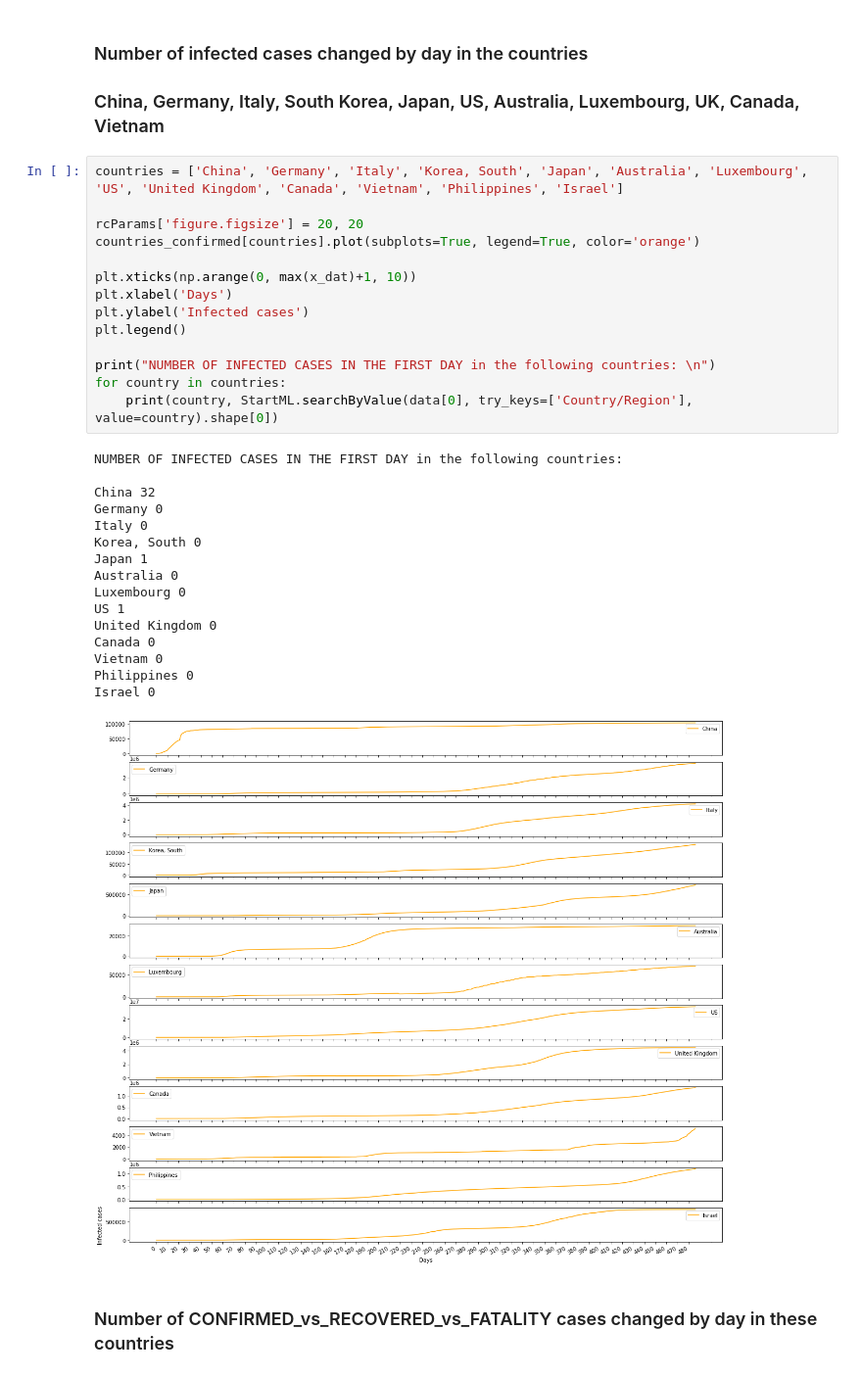
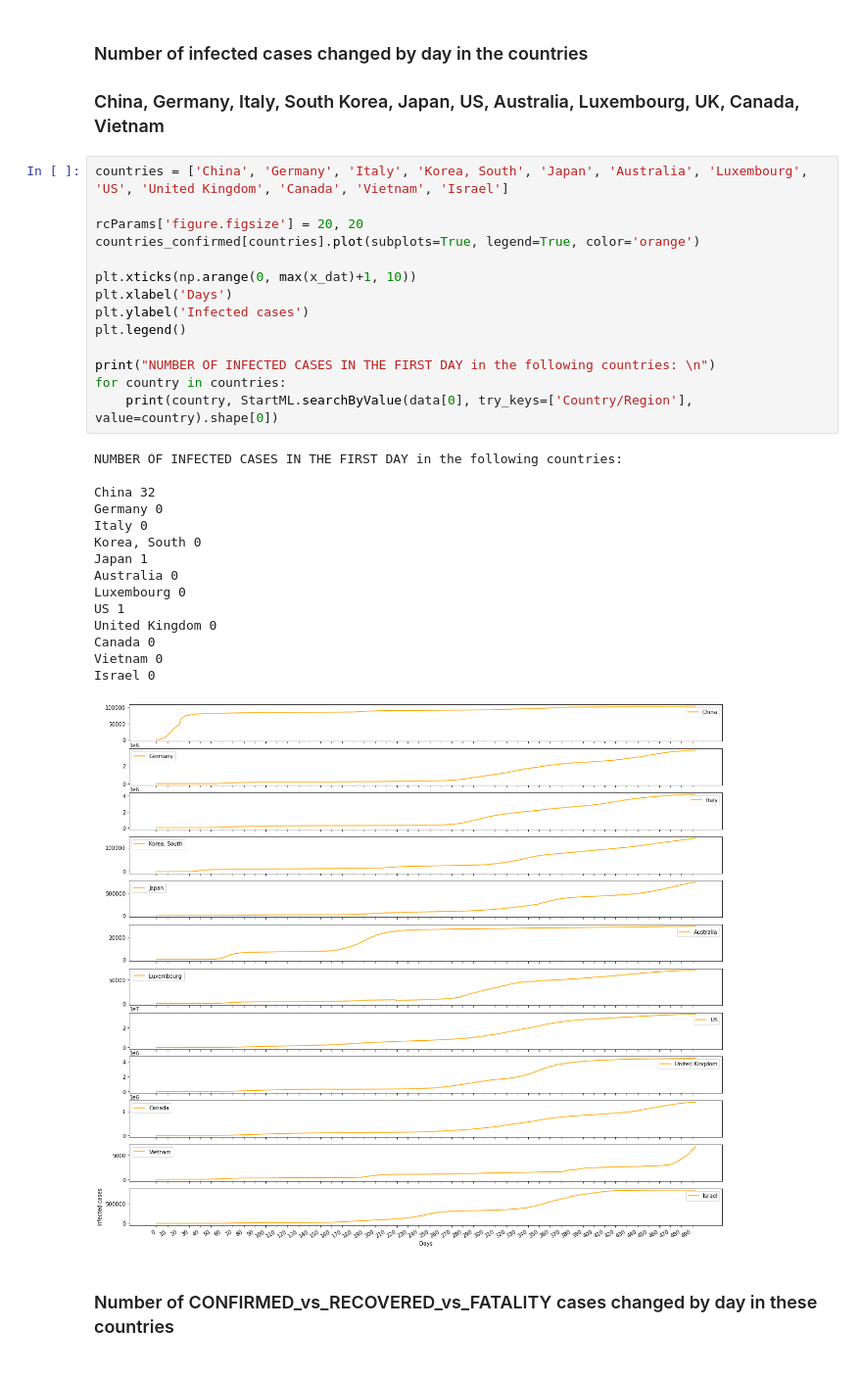
Before and after one commit to lphan/ML-Practices, a Jupyter notebook: 18_Covid-19/18_Covid-19.ipynb, the cells around one changed output. Shown at 98% size. Saved outputs shown, nothing was run; the diff lists cells and outputs as text.

```diff
--- a/18_Covid-19/18_Covid-19.ipynb
+++ b/18_Covid-19/18_Covid-19.ipynb
@@ -113,36 +113,35 @@ plt.legend()
 ### Number of infected cases changed by day in the countries
 ### China, Germany, Italy, South Korea, Japan, US, Australia, Luxembourg, UK, Canada, Vietnam
 # %%
-countries = ['China', 'Germany', 'Italy', 'Korea, South', 'Japan', 'Australia', 'Luxembourg', 'US', 'United Kingdom', 'Canada', 'Vietnam', 'Philippines', 'Israel']
+countries = ['China', 'Germany', 'Italy', 'Korea, South', 'Japan', 'Australia', 'Luxembourg', 'US', 'United Kingdom', 'Canada', 'Vietnam', 'Israel']
 
 rcParams['figure.figsize'] = 20, 20
 countries_confirmed[countries].plot(subplots=True, legend=True, color='orange')
 
 plt.xticks(np.arange(0, max(x_dat)+1, 10))
 plt.xlabel('Days')
 plt.ylabel('Infected cases')
 plt.legend()
 
 print("NUMBER OF INFECTED CASES IN THE FIRST DAY in the following countries: \n")
 for country in countries:
     print(country, StartML.searchByValue(data[0], try_keys=['Country/Region'], value=country).shape[0])
 # %% [output]
 NUMBER OF INFECTED CASES IN THE FIRST DAY in the following countries:
 
 China 32
 Germany 0
 Italy 0
 Korea, South 0
 Japan 1
 Australia 0
 Luxembourg 0
 US 1
 United Kingdom 0
 Canada 0
 Vietnam 0
-Philippines 0
 Israel 0
-[figure, old version]
+[figure, new version]
 # %% [markdown]
 ### Number of CONFIRMED_vs_RECOVERED_vs_FATALITY cases changed by day in these countries
 # %%
```
Also changed, not shown: parts of 8 cells of this notebook, 17 other files.
